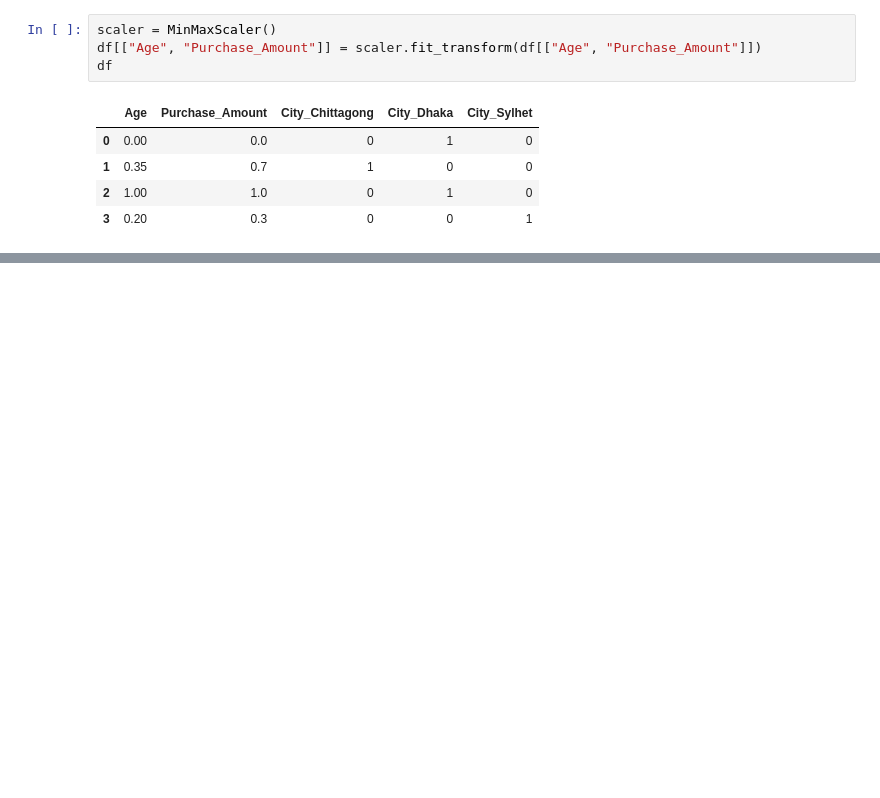
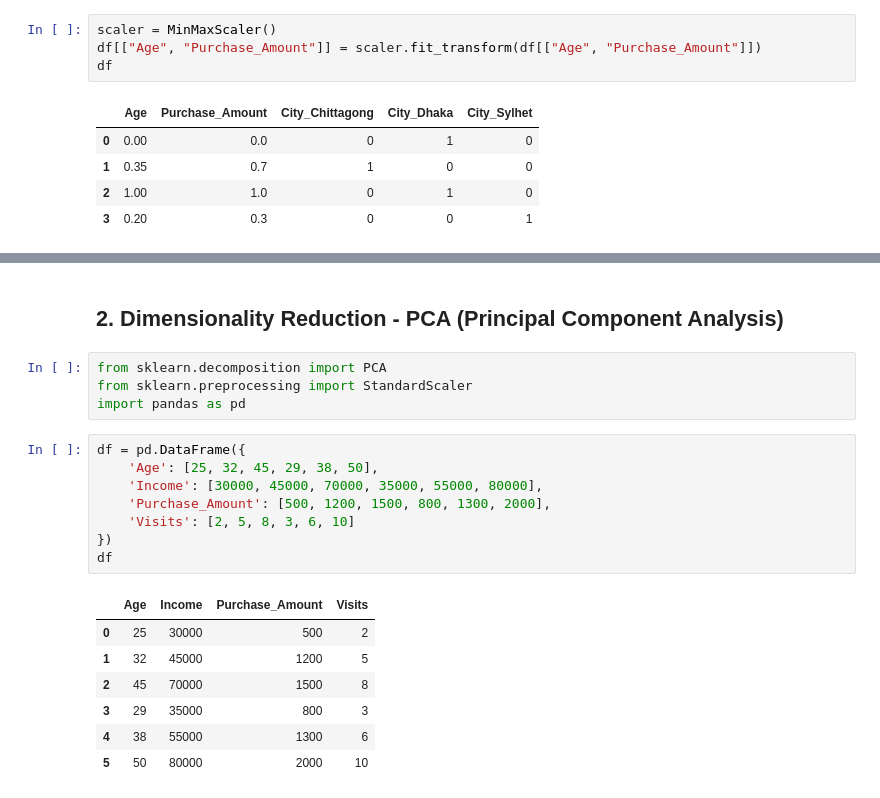
Before and after one commit to readulislamtamim/November-2026, a Jupyter notebook: Notebooks/Data_Mining_Practice_1.ipynb, the cells around one changed output, grey strips where cells are left out. Saved outputs shown, nothing was run; the diff lists cells and outputs as text; blank space fills up the shorter version.

```diff
--- a/Notebooks/Data_Mining_Practice_1.ipynb
+++ b/Notebooks/Data_Mining_Practice_1.ipynb
@@ -544,0 +589,22 @@ df
+# %% [markdown]
+## 2. Dimensionality Reduction - PCA (Principal Component Analysis) ##
+# %%
+from sklearn.decomposition import PCA
+from sklearn.preprocessing import StandardScaler
+import pandas as pd
+# %%
+df = pd.DataFrame({
+    'Age': [25, 32, 45, 29, 38, 50],
+    'Income': [30000, 45000, 70000, 35000, 55000, 80000],
+    'Purchase_Amount': [500, 1200, 1500, 800, 1300, 2000],
+    'Visits': [2, 5, 8, 3, 6, 10]
+})
+df
+# %% [output]
+|  | Age | Income | Purchase_Amount | Visits |
+| 0 | 25 | 30000 | 500 | 2 |
+| 1 | 32 | 45000 | 1200 | 5 |
+| 2 | 45 | 70000 | 1500 | 8 |
+| 3 | 29 | 35000 | 800 | 3 |
+| 4 | 38 | 55000 | 1300 | 6 |
+| 5 | 50 | 80000 | 2000 | 10 |
```
Also changed, not shown: parts of 11 cells of this notebook.
